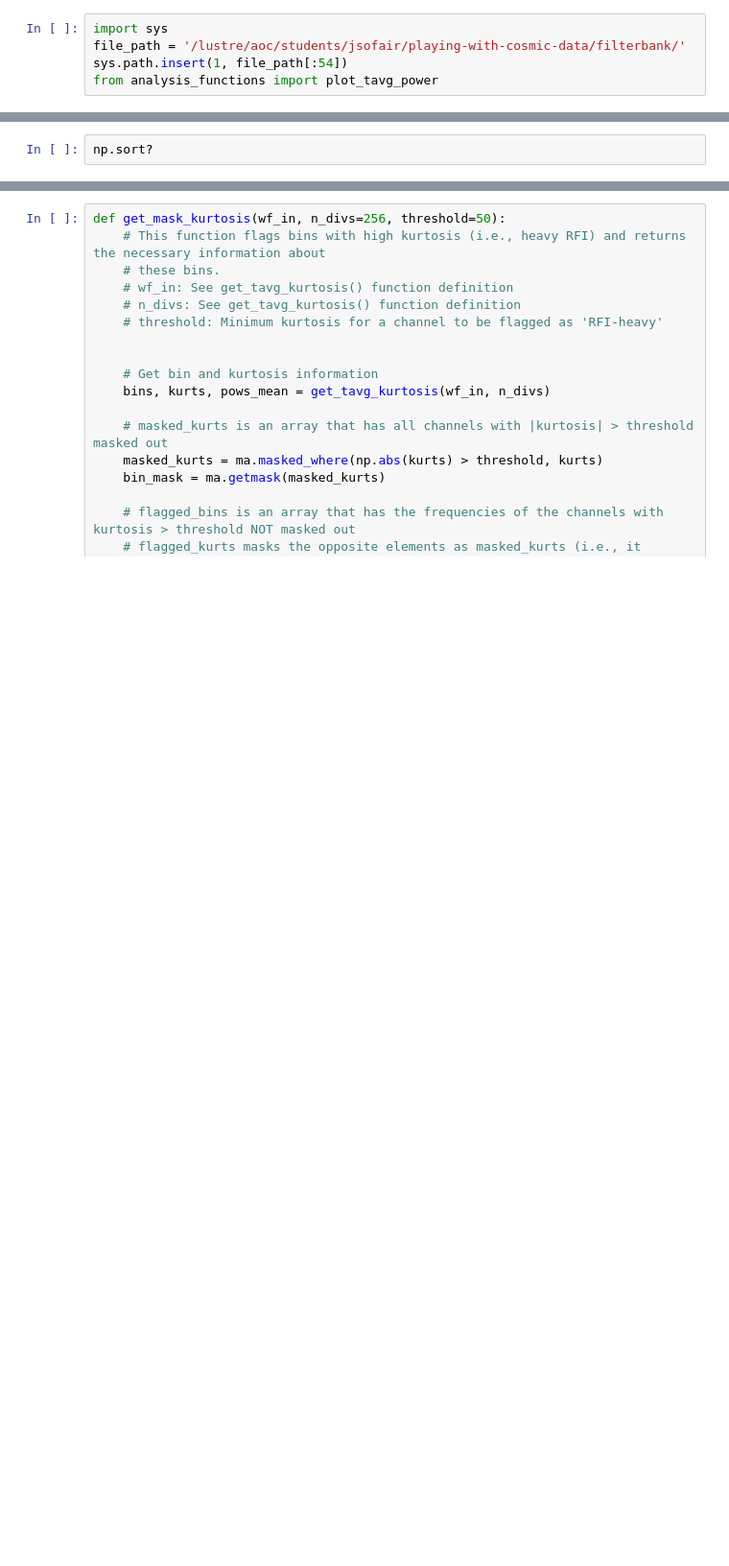
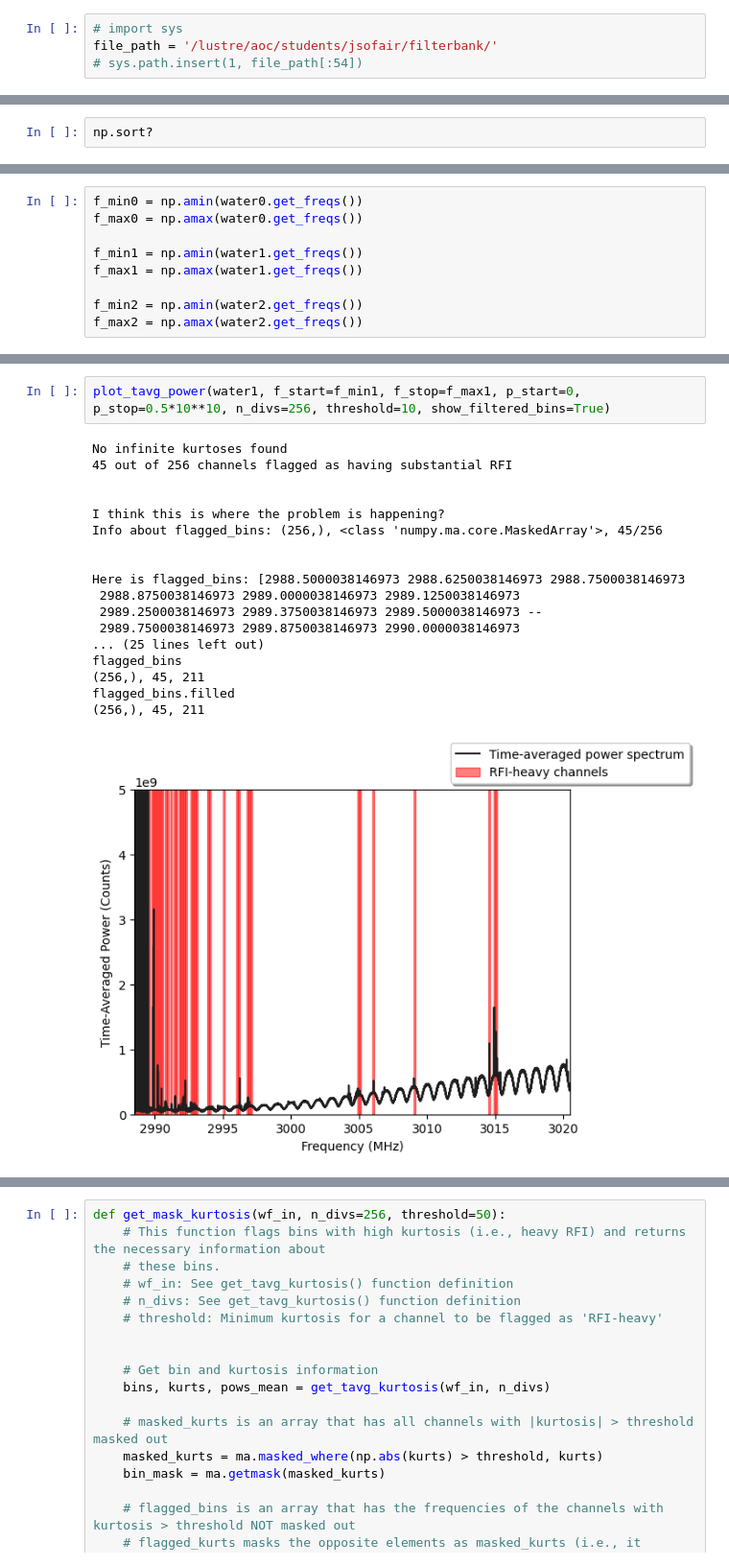
Before and after one commit to jareds-laf/playing-with-cosmic-data, a Jupyter notebook: filterbank/filterbank_rfi_id_kurtosis.ipynb, the cells around one changed output, grey strips where cells are left out. Shown at 96% size. Cells and saved outputs as stored; diff of their text form; blank space fills up the shorter version.

```diff
--- a/filterbank/filterbank_rfi_id_kurtosis.ipynb
+++ b/filterbank/filterbank_rfi_id_kurtosis.ipynb
@@ -19,8 +20,7 @@ import pandas as pd
 # %%
-import sys
-file_path = '/lustre/aoc/students/jsofair/playing-with-cosmic-data/filterbank/'
-sys.path.insert(1, file_path[:54])
-from analysis_functions import plot_tavg_power
+# import sys
+file_path = '/lustre/aoc/students/jsofair/filterbank/'
+# sys.path.insert(1, file_path[:54])
 # %%
 %matplotlib inline
 # %%
@@ -77,2 +91,11 @@ water5.info()
+# %%
+f_min0 = np.amin(water0.get_freqs())
+f_max0 = np.amax(water0.get_freqs())
+
+f_min1 = np.amin(water1.get_freqs())
+f_max1 = np.amax(water1.get_freqs())
+
+f_min2 = np.amin(water2.get_freqs())
+f_max2 = np.amax(water2.get_freqs())
 # %%
 for i, wf in enumerate(water_list):
@@ -90,3 +110,24 @@ for i, wf in enumerate(water_list):
+# %%
+plot_tavg_power(water1, f_start=f_min1, f_stop=f_max1, p_start=0, p_stop=0.5*10**10, n_divs=256, threshold=10, show_filtered_bins=True)
+# %% [output]
+No infinite kurtoses found
+45 out of 256 channels flagged as having substantial RFI
+
+
+I think this is where the problem is happening?
+Info about flagged_bins: (256,), <class 'numpy.ma.core.MaskedArray'>, 45/256
+
+
+Here is flagged_bins: [2988.5000038146973 2988.6250038146973 2988.7500038146973
+ 2988.8750038146973 2989.0000038146973 2989.1250038146973
+ 2989.2500038146973 2989.3750038146973 2989.5000038146973 --
+ 2989.7500038146973 2989.8750038146973 2990.0000038146973
+... (25 lines left out)
+flagged_bins
+(256,), 45, 211
+flagged_bins.filled
+(256,), 45, 211
+[figure, added]
 # %%
 def get_tavg_kurtosis(wf_in, n_divs=256):
     # This function grabs the kurtosis of channels of a specified size for a blimpy waterfall object
```
Also changed, not shown: parts of 11 cells of this notebook, 2 other files.
